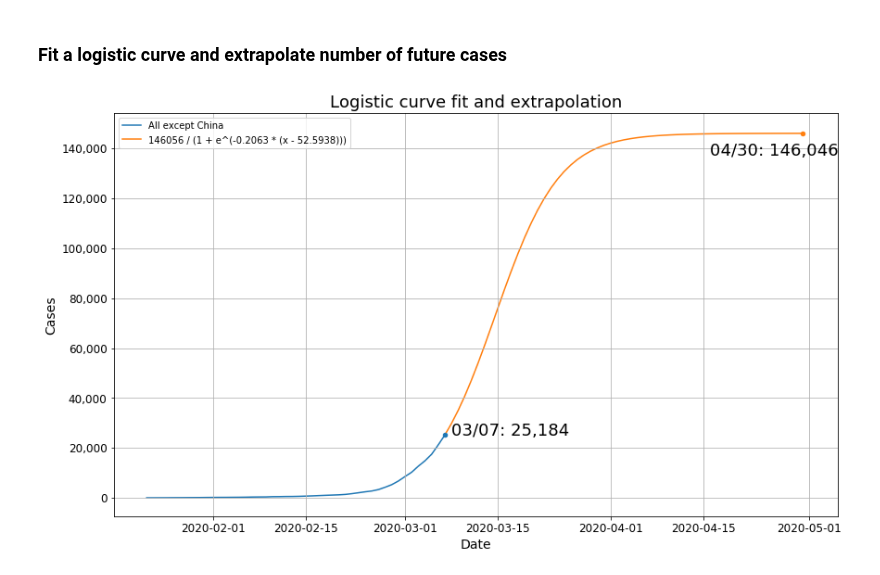
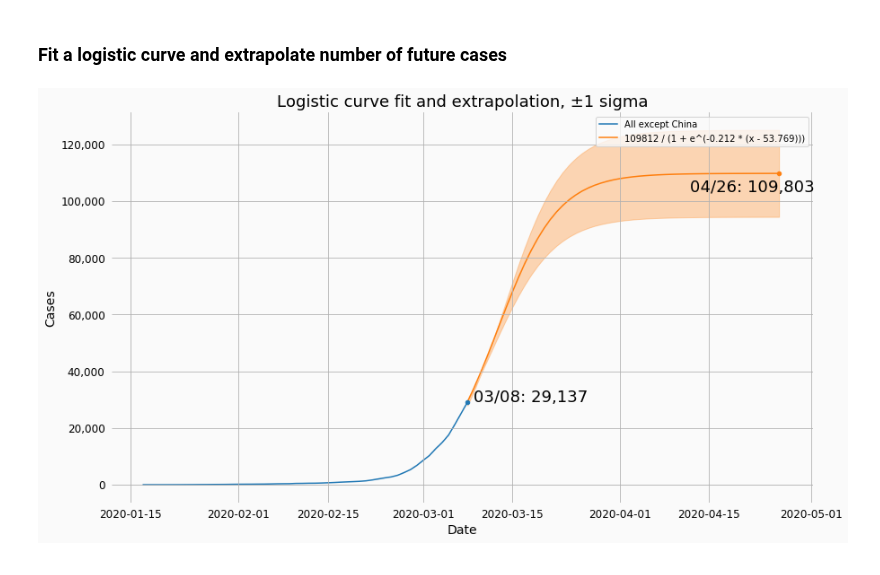
Before and after one commit to JeroenKools/covid19, a Jupyter notebook: COVID-19.ipynb, the cells around one changed output. Saved outputs shown, nothing was run; the diff lists cells and outputs as text; code cells hidden in the pictures.

Commit message:
Update with March 8 data
Shaded +/- 1 sigma in the curve fitting.

```diff
--- a/COVID-19.ipynb
+++ b/COVID-19.ipynb
@@ -22,7 +22,10 @@ import numpy as np
 from scipy.optimize import curve_fit
 
 register_matplotlib_converters()
+light_grey = (.98, .98, .98, 1)
 matplotlib.rcParams['figure.figsize'] = (14, 8)        # Default size of all figures
+matplotlib.rcParams['axes.facecolor'] = light_grey     # Default background color of all graph areas
+matplotlib.rcParams['figure.facecolor'] = light_grey   # Default background color of all figure borders
 cm = plt.cm.get_cmap('nipy_spectral')                  # This colormap is used for the colors of the plot lines
 
 # Where to get the data
@@ -69,7 +77,7 @@ display(dataframes["confirmed"].iloc[:10, :])
 ### Process and add up all provinces/states into one row per country
 # %%
 for metric in data_urls.keys():
-    by_country = dataframes[metric].groupby("Country/Region").sum()                           # Group by country
+    by_country = dataframes[metric].groupby("Country/Region").sum()           # Group by country
     dates = by_country.columns[2:]                                            # Drop Lat/Long columns
     by_country.loc["All except China", dates] =\
         by_country.sum().loc[dates]-by_country.loc["Mainland China", dates]   # Add "Outside China" row
@@ -88,6 +96,7 @@ for metric in data_urls.keys():
         for d, n in early_china_data.items():
             by_country.loc["Mainland China", pd.to_datetime(d)] = n               # Insert early China data point
         by_country = by_country.reindex(list(sorted(by_country.columns)), axis=1) # Retain chronological column order
+        by_country = by_country.fillna(0)
 
         # Correct an odd blip in the Japanese data.
         # From 2/5 to 2/7, the Johns Hopkins data for Japan goes 22, 45, 25.
@@ -98,6 +107,6 @@ for metric in data_urls.keys():
 
 confirmed_by_country = dataframes["confirmed_by_country"]              # Shorthand
 
-with pd.option_context("display.max_rows", 200, "display.max_columns", 10):
+with pd.option_context("display.max_rows", 20, "display.max_columns", 10):
     display(dataframes["confirmed_by_country"])
 # %% [output]
@@ -124,8 +133,8 @@ with pd.option_context("display.max_rows", 200, "display.max_columns", 10):
 ### List all countries in the `by_country` table
 # %%
 for i, k in enumerate(confirmed_by_country.index):
-    if len(k) > 15:
+    if len(k) > 16:
         k = k[:15] + "."
-    print(f"{k:17}", end=" " if (i+1) % 5 else "\n")
+    print(f"{k:17}", end=" " if (i+1) % 5 else "\n")      # Every 5 items, end with a newline
 # %% [output]
 Afghanistan       Algeria           Andorra           Argentina         Armenia
@@ -257,38 +276,47 @@ for y_metric in ["confirmed", "deaths", "active"]:
 # %%
 x = np.arange(100)
 outside_china = dataframes["confirmed_by_country"].loc["All except China", :]
 outside_china = outside_china[np.isfinite(outside_china)]
-current_day = dates[-1]
+current_day = outside_china.index[-1]
 
 def func(x, L, k, x0):
     return L / (1 + np.exp(-k * (x - x0)))
 
-[L, k, x0], _ =  curve_fit(func, np.arange(len(outside_china)), outside_china, p0=[1e7, 0.5, 65])
+[L, k, x0], pcov =  curve_fit(func, np.arange(len(outside_china)), outside_china, p0=[1e7, 0.5, 70])
 
-plt.plot(dates, outside_china, label="All except China", markersize=3, zorder=1)
+plt.plot( outside_china, label="All except China", markersize=3, zorder=1)
 
-model_date_list = [current_day + datetime.timedelta(days = n+1) for n in range(-1, len(x) - len(dates))]
+# dates up to 100 days after start
+model_date_list = [current_day + datetime.timedelta(days = n) for n in range(0, len(x) - len(outside_china))]
 model_date_list = [mdates.date2num(x) for x in model_date_list]
 
-n = len(dates)
-logistic = L / (1 + np.exp(-k*(x[n-1:]-x0)))
-plt.plot(model_date_list, logistic, label=f"{L:.0f} / (1 + e^(-{k:.4f} * (x - {x0:.4f})))", zorder=1)
+n = len(model_date_list)
+sig_L, sig_k, sig_x0 = np.sqrt(np.diag(pcov))
+logistic = func(x[n:]-1, L, k, x0)
+logistic_plus_sigma = func(x[n:]-1, L+sig_L, k+sig_k, x0+sig_x0)
+logistic_minus_sigma = func(x[n:]-1, L-sig_L, k-sig_k, x0-sig_x0)
+
+plt.plot(model_date_list, logistic, label=f"{L:.0f} / (1 + e^(-{k:.3f} * (x - {x0:.3f})))", zorder=1)
+plt.fill_between(model_date_list, logistic_minus_sigma, logistic_plus_sigma, alpha=0.3, color="C01")
 
 plt.grid()
 plt.legend()
-plt.title("Logistic curve fit and extrapolation", fontsize=18)
+plt.title("Logistic curve fit and extrapolation, ±1 sigma", fontsize=18)
 plt.xlabel("Date", fontsize=14)
 plt.ylabel("Cases", fontsize=14)
 plt.scatter(mdates.date2num(current_day), outside_china[-1], s=20, c="C00", zorder=2)
 plt.annotate(f"{datetime.datetime.strftime(current_day, '%m/%d')}: {outside_china[-1]:,.0f}",
              (mdates.date2num(current_day)+1, outside_china[-1]), fontsize=18)
 
 plt.scatter(model_date_list[-1], logistic[-1], s=20, c="C01", zorder=2)
 plt.annotate(f"{mdates.num2date(model_date_list[-1]).strftime('%m/%d')}: {logistic[-1]:,.0f}",
              (model_date_list[-1]-14, logistic[-1]*0.94), fontsize=18)
 set_y_axis_format(False)
 plt.xticks(fontsize=12)
 plt.yticks(fontsize=12)
+plt.gca().tick_params(which="major", color=light_grey)
+for spine in plt.gca().spines.values():
+    spine.set_visible(False)
 plt.show()
 # %% [output]
-[figure, old version]
+[figure, new version]
```
Also changed, not shown: parts of 8 cells of this notebook.
